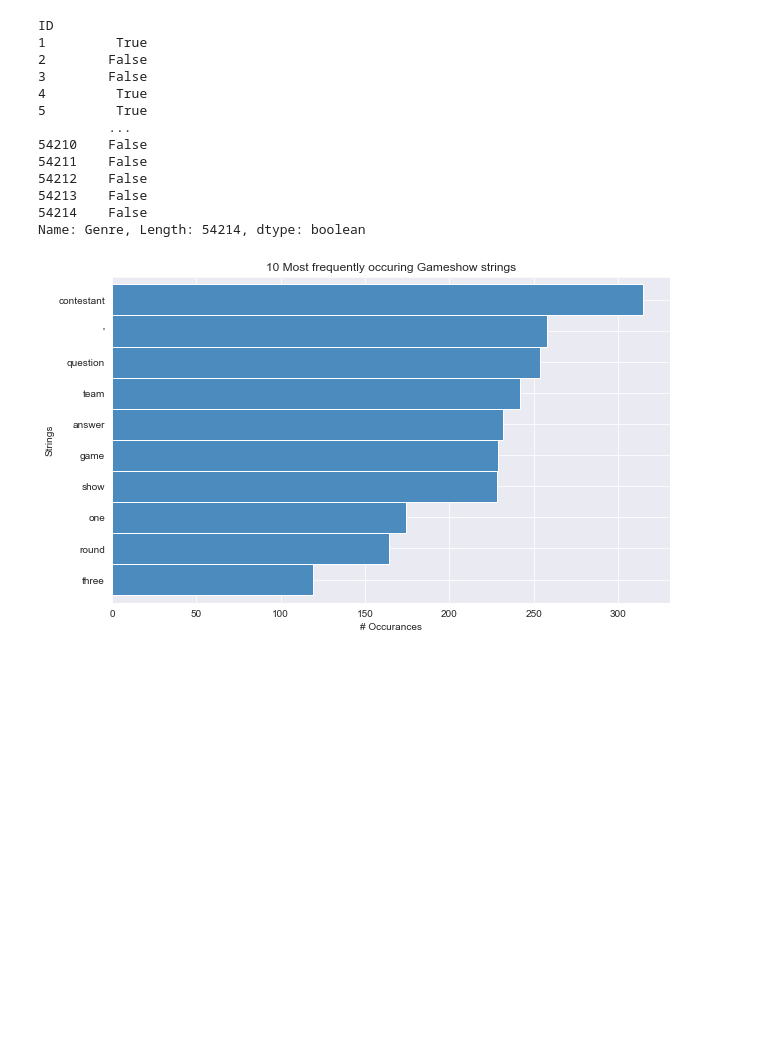
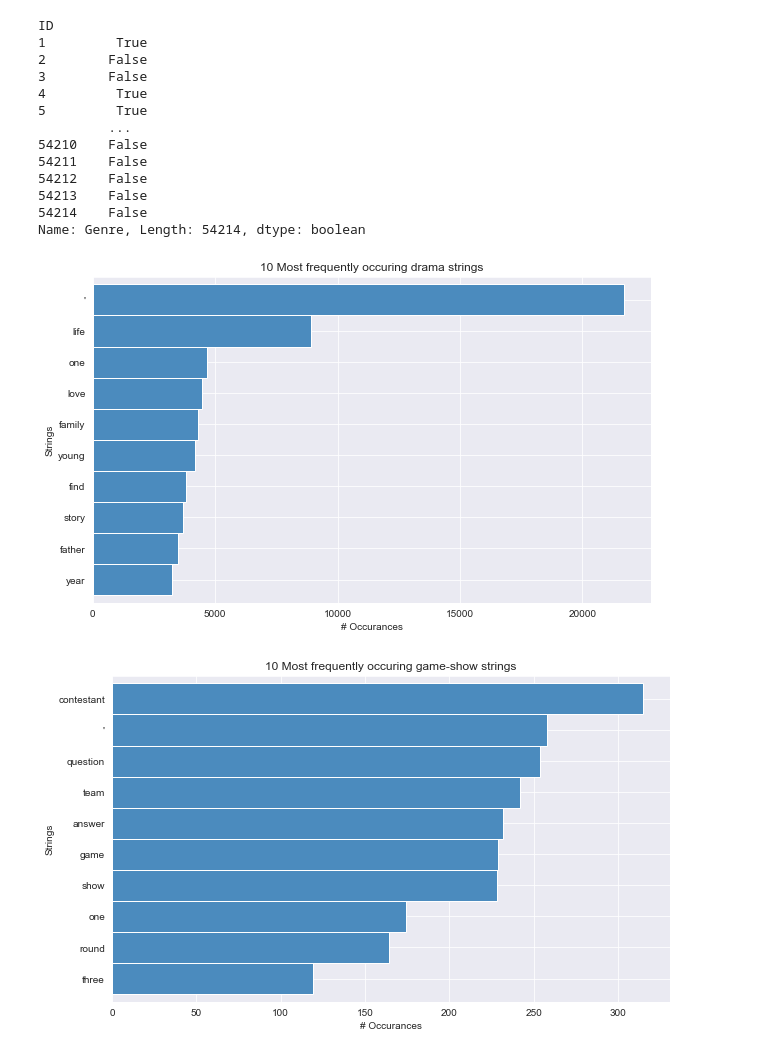
Before and after one commit to Michael-Austin-Mesa/IMDb-project, a Jupyter notebook: explore.ipynb, the cells around one changed output. Saved outputs shown, nothing was run; the diff lists cells and outputs as text; code cells hidden in the pictures; blank space fills up the shorter version.

```diff
--- a/explore.ipynb
+++ b/explore.ipynb
@@ -68,20 +68,20 @@ def get_top10_genre(train, genre):
     the gameshow genre, then plots the 10 most frequently
     used words in the column labeled 'genre'
     '''
-    python_df = train[train['Genre']== f' {game-show ']
-    python_txt = ' '.join(python_df['lemmatized'])
-    python_txt = pd.Series(python_txt.split()).value_counts().head(10).sort_values(ascending=True)
+    genre_df = train[train['Genre']== f' {genre} ']
+    genre_txt = ' '.join(genre_df['lemmatized'])
+    genre_txt = pd.Series(genre_txt.split()).value_counts().head(10).sort_values(ascending=True)
 
     sns.set_style("darkgrid")
-    python_txt.plot.barh(color='#4B8BBE', width=1, figsize=(10, 6))
+    genre_txt.plot.barh(color='#4B8BBE', width=1, figsize=(10, 6))
 
-    plt.title('10 Most frequently occuring Gameshow strings')
+    plt.title(f'10 Most frequently occuring {genre} strings')
     plt.ylabel('Strings')
     plt.xlabel('# Occurances')
 
     # make the labels pretty
     ticks, _ = plt.yticks()
-    labels = python_txt.reset_index()['index']
+    labels = genre_txt.reset_index()['index']
     _ = plt.yticks(ticks, labels)
 
     plt.show()
@@ -152,6 +152,10 @@ ID
 54213    False
 54214    False
 Name: Genre, Length: 54214, dtype: boolean
+# %%
+get_top10_genre(train, 'drama')
+# %% [output]
+[figure, added]
 # %%
 get_top10_genre(train, 'game-show')
 # %% [output]
```
Also changed, not shown: parts of 5 cells of this notebook.
